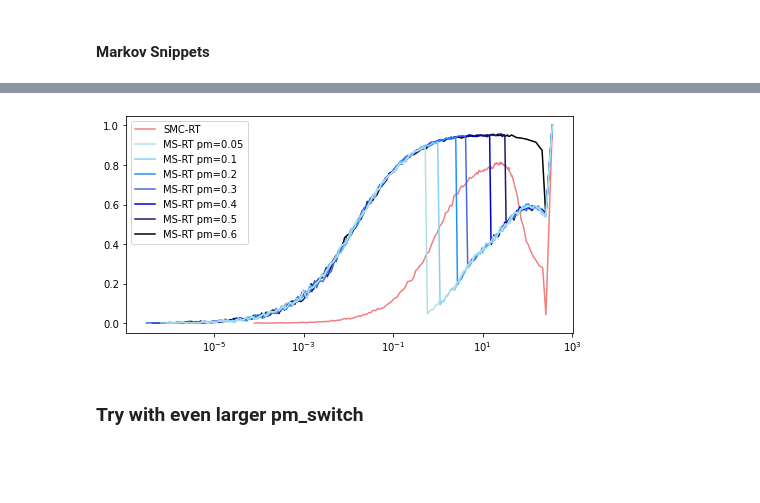
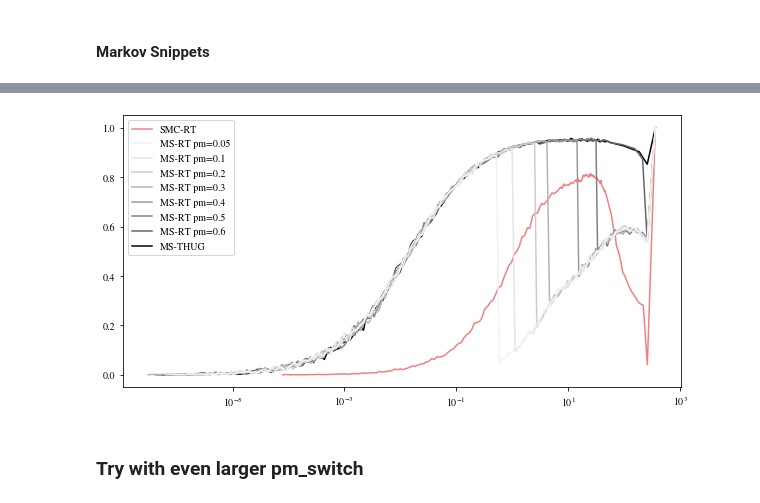
Before and after one commit to MauroCE/ManifoldSampling, a Jupyter notebook: Experiment 84 .ipynb, the cells around one changed output, grey strips where cells are left out. Saved outputs shown, nothing was run; the diff lists cells and outputs as text; code cells hidden in the pictures; blank space fills up the shorter version.

```diff
--- a/Experiment 84 .ipynb
+++ b/Experiment 84 .ipynb
@@ -50,7 +50,8 @@ def generate_settings(
     kernel='uniform',
     prior_scale=7,
     thinning=10,
-    burnin=100):
+    burnin=100,
+    stopping_criterion={'maxiter', 'εmin', 'pm'}):
     # Generate the manifold
     μ = zeros(d)
     Σ = diag(np.r_[0.1, ones(d-1)])
@@ -132,26 +156,48 @@ MS_RWM_COLOR = 'thistle'   # cold, light
 MS_RT_COLOR = 'lightskyblue' # cold, light
 SMC_RT_LINE_COLOR = 'firebrick'  # warm, dark
 MS_RT_LINE_COLOR = 'royalblue'   # cold, dark
+# %%
+def lighten_color(color, amount=0.5):
+    """
+    Lightens the given color by multiplying (1-luminosity) by the given amount.
+    Input can be matplotlib color string, hex string, or RGB tuple.
+
+    Examples:
+    >> lighten_color('g', 0.3)
+    >> lighten_color('#F034A3', 0.6)
+    >> lighten_color((.3,.55,.1), 0.5)
+    """
+    import matplotlib.colors as mc
+    import colorsys
+    try:
+        c = mc.cnames[color]
+    except:
+        c = color
+    c = colorsys.rgb_to_hls(*mc.to_rgb(c))
+    return colorsys.hls_to_rgb(c[0], 1 - amount * (1 - c[1]), c[2])
 # %%
-fig, ax = plt.subplots(figsize=(8, 4))
+rc('font',**{'family':'STIXGeneral'})
+
+fig, ax = plt.subplots(figsize=(10, 5))
 ax.plot(SMC_RT_1.εs, SMC_RT_1.APS, label='SMC-RT', color=SMC_RT_COLOR)
-ax.plot(MS_RT_1_old.εs, MS_RT_1_old.PROP_MOVED, label='MS-RT pm=0.05', color='powderblue', zorder=7)
-ax.plot(MS_RT_1.εs, MS_RT_1.PROP_MOVED, label='MS-RT pm=0.1', color=MS_RT_COLOR, zorder=6)
+ax.plot(MS_RT_1_old.εs, MS_RT_1_old.PROP_MOVED, label='MS-RT pm=0.05', color=lighten_color('black', 0.05), zorder=8)
+ax.plot(MS_RT_1.εs, MS_RT_1.PROP_MOVED, label='MS-RT pm=0.1', color=lighten_color('black', 0.1), zorder=7)
 # ax.axvline(x=SMC_RT_1.εs[SMC_RT_1.n_switch], color=SMC_RT_LINE_COLOR, linestyle='--')
 # ax.axvline(x=MS_RT_1.εs[MS_RT_1.n_switch], color=MS_RT_LINE_COLOR, linestyle='--')
 # ax.plot(SMC_RT_1_new.εs, SMC_RT_1_new.APS, label='SMC-RT', color=SMC_RT_COLOR)
-ax.plot(MS_RT_1_new.εs, MS_RT_1_new.PROP_MOVED, label='MS-RT pm=0.2', color='dodgerblue', zorder=5)
-ax.plot(MS_RT_1_new_new.εs, MS_RT_1_new_new.PROP_MOVED, label='MS-RT pm=0.3', color='royalblue', zorder=4)
-ax.plot(MS_RT_1_new_new_new.εs, MS_RT_1_new_new_new.PROP_MOVED, label='MS-RT pm=0.4', color='mediumblue', zorder=3)
-ax.plot(MS_RT_1_new_new_new_new.εs, MS_RT_1_new_new_new_new.PROP_MOVED, label='MS-RT pm=0.5', color='midnightblue', zorder=2)
-ax.plot(MS_RT_1_06.εs, MS_RT_1_06.PROP_MOVED, label='MS-RT pm=0.6', color='black', zorder=1)
+ax.plot(MS_RT_1_new.εs, MS_RT_1_new.PROP_MOVED, label='MS-RT pm=0.2', color=lighten_color('black', 0.2), zorder=6)
+ax.plot(MS_RT_1_new_new.εs, MS_RT_1_new_new.PROP_MOVED, label='MS-RT pm=0.3', color=lighten_color('black', 0.3), zorder=5)
+ax.plot(MS_RT_1_new_new_new.εs, MS_RT_1_new_new_new.PROP_MOVED, label='MS-RT pm=0.4', color=lighten_color('black', 0.4), zorder=4)
+ax.plot(MS_RT_1_new_new_new_new.εs, MS_RT_1_new_new_new_new.PROP_MOVED, label='MS-RT pm=0.5', color=lighten_color('black', 0.5), zorder=3)
+ax.plot(MS_RT_1_06.εs, MS_RT_1_06.PROP_MOVED, label='MS-RT pm=0.6', color=lighten_color('black', 0.6), zorder=2)
+ax.plot(MS_THUG.εs, MS_THUG.PROP_MOVED, label='MS-THUG', color=lighten_color('black', 1.0), zorder=1)
 # ax.axvline(x=SMC_RT_1_new.εs[SMC_RT_1_new.n_switch], color='red', linestyle='--')
 # ax.axvline(x=MS_RT_1_new.εs[MS_RT_1_new.n_switch], color='blue', linestyle='--')
 ax.set_xscale('log')
 ax.legend()
 plt.show()
 # %% [output]
-[figure, old version]
+[figure, new version]
 # %% [markdown]
 ### Try with even larger pm_switch
 # %%
```
Also changed, not shown: parts of 3 cells of this notebook, 1 other file.
